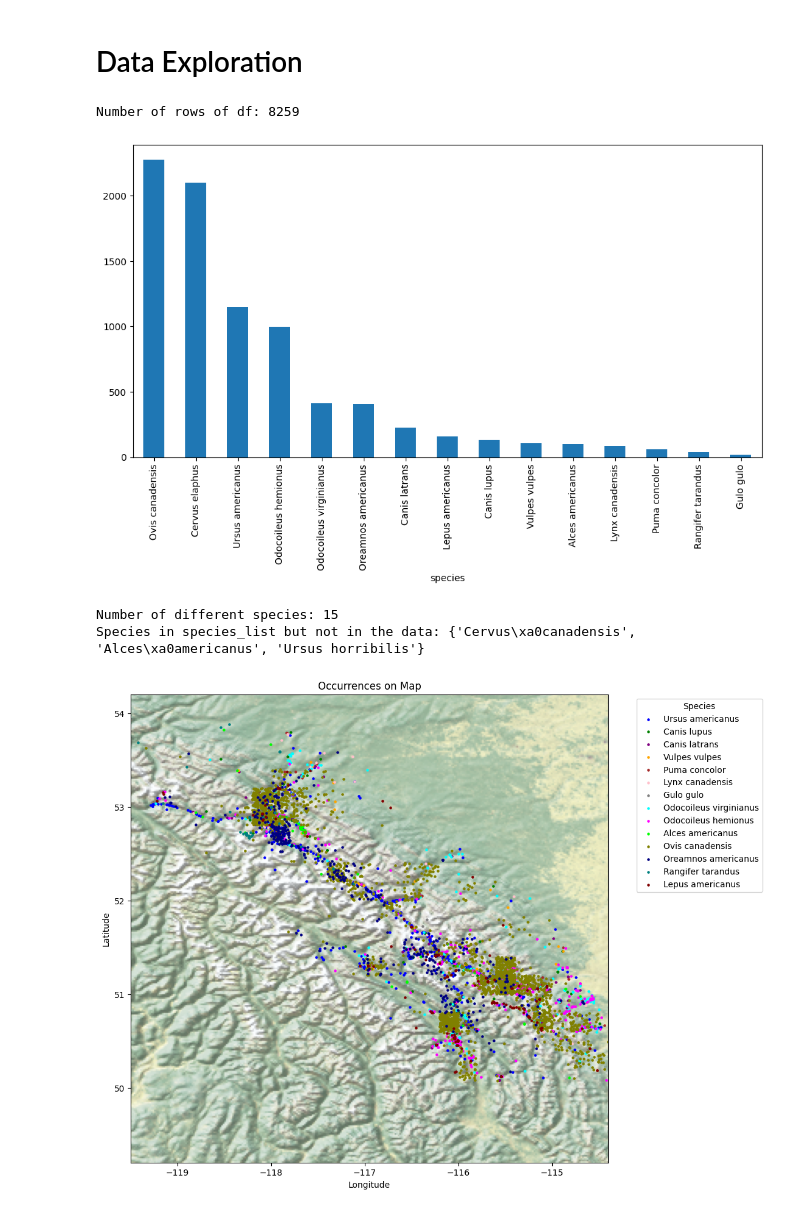
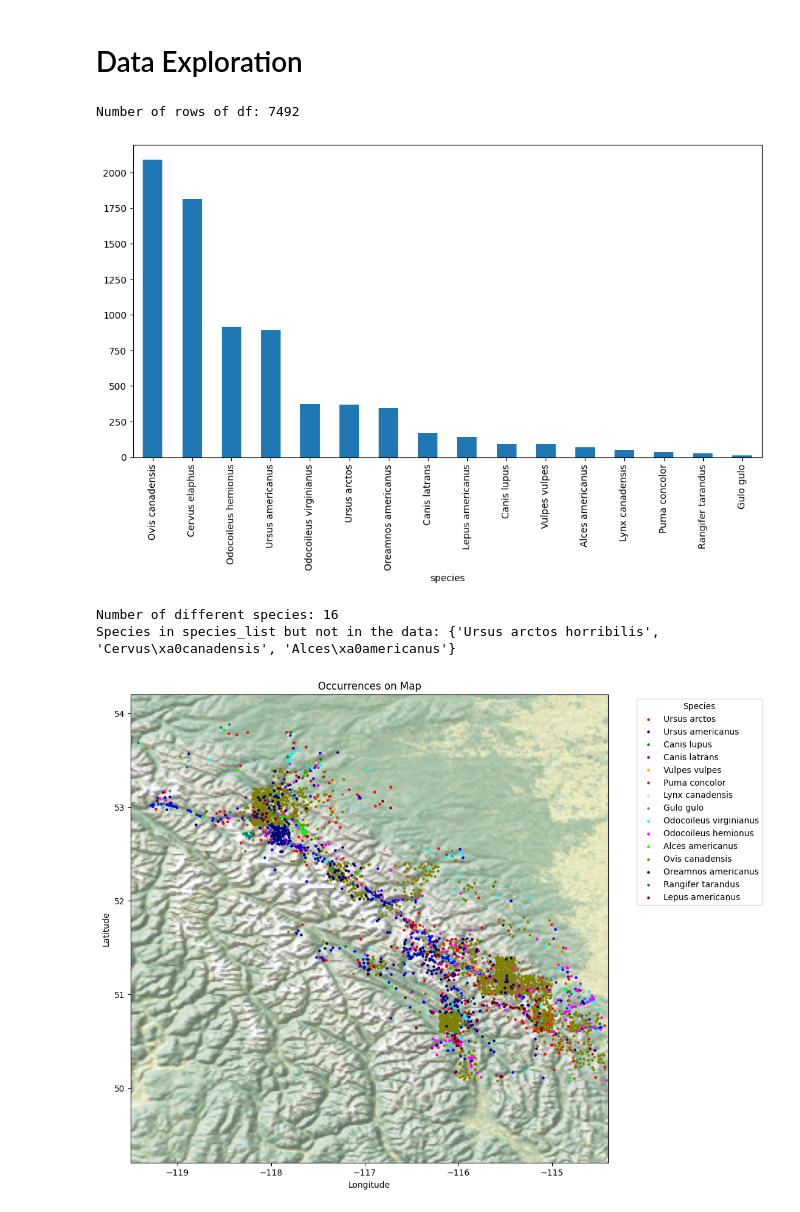
Before and after one commit to BasilJ-S/RangeMapEstimation, a Jupyter notebook: data_preprocessing.ipynb, the cells around one changed output. Cells and saved outputs as stored; diff of their text form; code cells hidden in the pictures.

Commit message:
fix: missing grizzly bear, missing plots

```diff
--- a/data_preprocessing.ipynb
+++ b/data_preprocessing.ipynb
@@ -39,7 +39,7 @@ Initiate the download of the data for 16 species. Note that currently Ursus Horr
 from pygbif import species as species
 from pygbif import occurrences as occ
 # %%
-species_list = ["Ursus horribilis", "Ursus americanus","Canis lupus", "Canis latrans", "Vulpes vulpes", "Puma concolor",
+species_list = ["Ursus arctos horribilis", "Ursus americanus","Canis lupus", "Canis latrans", "Vulpes vulpes", "Puma concolor",
 "Lynx canadensis", "Gulo gulo", "Cervus canadensis", "Odocoileus virginianus",
 "Odocoileus hemionus","Alces americanus", "Ovis canadensis", "Oreamnos americanus",
 "Rangifer tarandus", "Lepus americanus"]
@@ -75,34 +91,34 @@ INFO:Your download key is 0018764-241107131044228
 # %%
 # Convert to a pandas dataframe
 import pandas as pd
 # Read the csv file into a pandas dataframe
 
 
-df = pd.read_csv("0018764-241107131044228.csv",
+df = pd.read_csv("Nov24Download.csv",
     delimiter='\t',  # Specify the delimiter if it's not a comma
     na_values=['', 'NA', 'null'],  # Specify additional strings to recognize as NA/NaN
     on_bad_lines='skip'  # Skip lines with too many fields
 )
 
 df.head()
 print("Number of rows of df:", len(df))
 import matplotlib.pyplot as plt
 
 # Plot the number of occurrences of each species, including zero counts
 plt.figure(figsize=(12, 6))
 df['species'].value_counts().plot(kind='bar')
 plt.show()
 
 # Print the number of different species
 print("Number of different species:", len(df['species'].unique()))
 
 # See what species are present in species_list but not in the data
 print("Species in species_list but not in the data:", set(species_list) - set(df['species'].unique()))
 # %% [output]
-Number of rows of df: 8259
+Number of rows of df: 7492
-[figure, old version]
+[figure, new version]
-Number of different species: 15
-Species in species_list but not in the data: {'Cervus\xa0canadensis', 'Alces\xa0americanus', 'Ursus horribilis'}
+Number of different species: 16
+Species in species_list but not in the data: {'Ursus arctos horribilis', 'Cervus\xa0canadensis', 'Alces\xa0americanus'}
 # %%
 import pandas as pd
 import geopandas as gpd
@@ -111,12 +127,6 @@ import rasterio
 from rasterio.plot import show
 from shapely.geometry import Point
 
-# Read the CSV file into a pandas dataframe
-df = pd.read_csv("0018764-241107131044228.csv",
-    delimiter='\t',  # Specify the delimiter if it's not a comma
-    na_values=['', 'NA', 'null'],  # Specify additional strings to recognize as NA/NaN
-    on_bad_lines='skip'  # Skip lines with too many fields
-)
 
 # Convert the dataframe to a GeoDataFrame
 gdf = gpd.GeoDataFrame(df, geometry=gpd.points_from_xy(df['decimalLongitude'], df['decimalLatitude']))
@@ -140,7 +150,7 @@ with rasterio.open(tif_path) as src:
 
     # Plot the points
     species_colors = {
-        "Ursus horribilis": "red",
+        "Ursus arctos": "red",
         "Ursus americanus": "blue",
         "Canis lupus": "green",
         "Canis latrans": "purple",
@@ -148,7 +158,7 @@ with rasterio.open(tif_path) as src:
         "Puma concolor": "brown",
         "Lynx canadensis": "pink",
         "Gulo gulo": "gray",
-        "Cervus canadensis": "yellow",
+        "Cervus elaphus": "yellow",
         "Odocoileus virginianus": "cyan",
         "Odocoileus hemionus": "magenta",
         "Alces americanus": "lime",
@@ -168,4 +178,4 @@ with rasterio.open(tif_path) as src:
     plt.title('Occurrences on Map')
     plt.show()
 # %% [output]
-[figure, old version]
+[figure, new version]
```
Also changed, not shown: parts of 5 cells of this notebook, 3 other files.
